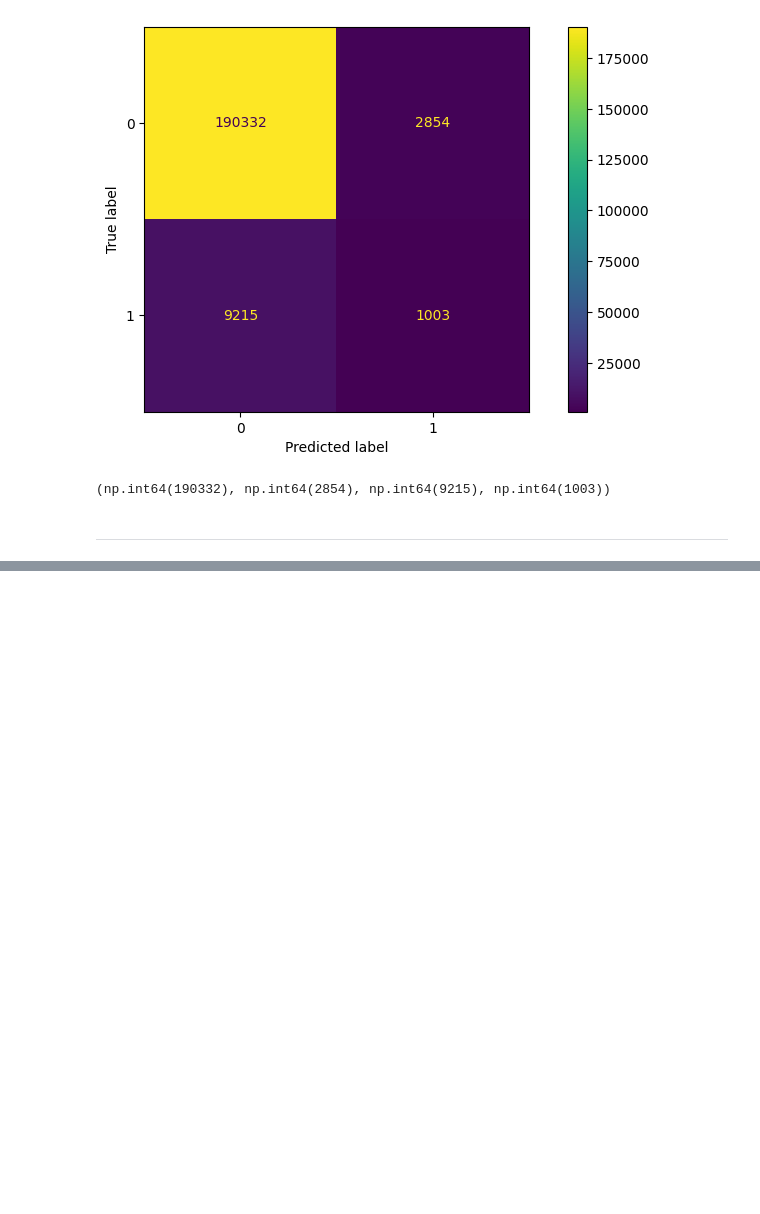
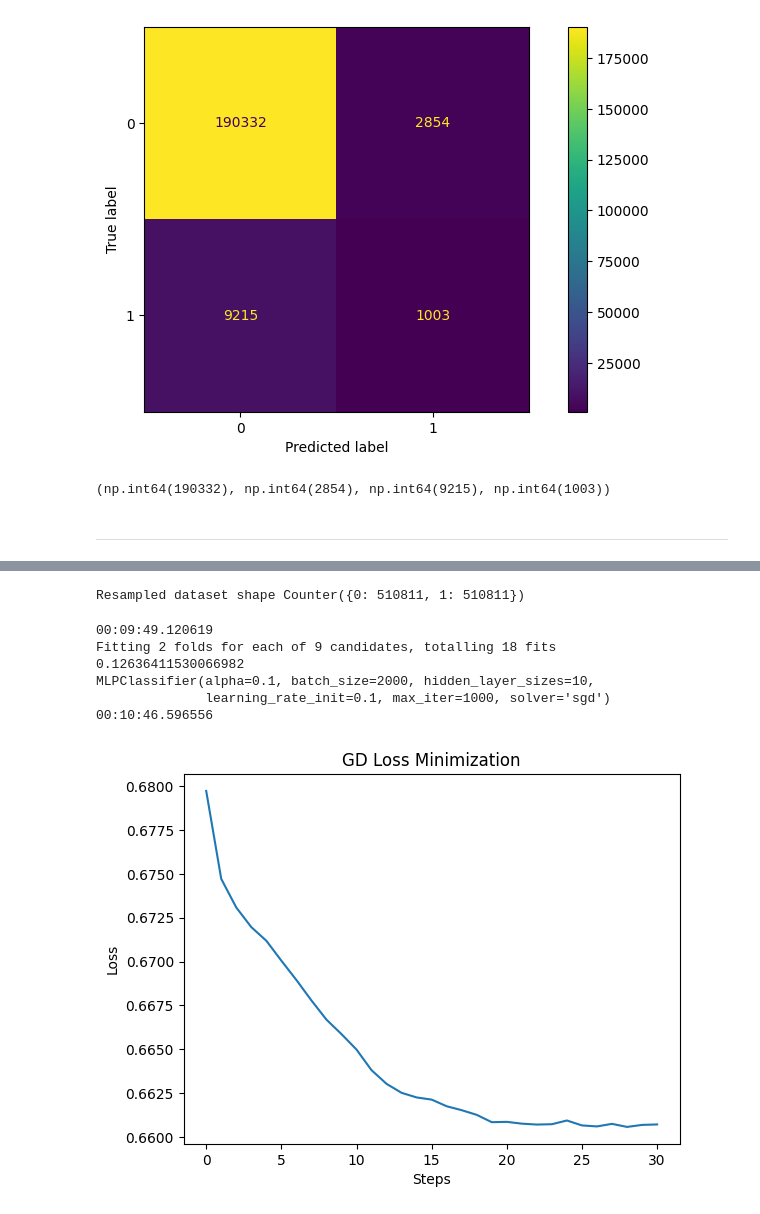
Before and after one commit to AlexCecconi/ReconhecimentoPadroes_FrenchInsurance, a Jupyter notebook: Motor_Insurance_Project.ipynb, the cells around one changed output, grey strips where cells are left out. Saved outputs shown, nothing was run; the diff lists cells and outputs as text; code cells hidden in the pictures; blank space fills up the shorter version.

```diff
--- a/Motor_Insurance_Project.ipynb
+++ b/Motor_Insurance_Project.ipynb
@@ -1047,0 +1050,17 @@ tn, fp, fn, tp = confusion_matrix(y_test, predictions, labels=Model_grid.classes
+# %%
+X_train, X_test, y_train, y_test = train_test_split(  scaler.fit_transform(X), y, test_size=0.20, random_state=42, stratify = y)
+X_train_pca, X_test_pca, y_train_pca, y_test_pca = train_test_split( df_pca, y, test_size=0.20, random_state=42, stratify = y)
+X_train_GA, X_test_GA, y_train_GA, y_test_GA = train_test_split( scaler.fit_transform(X[listGA]), y, test_size=0.20, random_state=42, stratify = y)
+X_train_SFS, X_test_SFS, y_train_SFS, y_test_SFS = train_test_split( scaler.fit_transform(X[listSFS]), y, test_size=0.20, random_state=42, stratify = y)
+# %%
+from imblearn.combine import SMOTETomek
+smt = SMOTETomek(random_state=42)
+
+X_train_res, y_train_res = smt.fit_resample(X_train, y_train)
+df_pca_res,  y_pca_res = smt.fit_resample( X_train_pca, y_train_pca )
+X_train_GA_res, y_train_GA_res = smt.fit_resample(X_train_GA, y_train_GA)
+X_train_SFS_res, y_train_SFS_res = smt.fit_resample(X_train_SFS, y_train_SFS)
+
+print('Resampled dataset shape %s' % Counter(y_train_res))
+# %% [output]
+Resampled dataset shape Counter({0: 510811, 1: 510811})
@@ -1047,0 +1088,34 @@ tn, fp, fn, tp = confusion_matrix(y_test, predictions, labels=Model_grid.classes
+# %%
+now = datetime.datetime.now()
+print(now.time())
+
+Model_grid.fit(X_train_res, y_train_res )
+#model2 = deepcopy(Model_grid)
+
+print(Model_grid.score(X_test, y_test) )
+print(Model_grid.best_estimator_)
+#cache_size
+Model_grid_results = pd.DataFrame(Model_grid.cv_results_)
+Model_grid_results.insert(0, "df_Feature", 'Original', True)
+best_grid = Model_grid.best_params_
+model_predict = Model_grid.best_estimator_
+
+now = datetime.datetime.now()
+print(now.time())
+# %% [output]
+00:09:49.120619
+Fitting 2 folds for each of 9 candidates, totalling 18 fits
+0.12636411530066982
+MLPClassifier(alpha=0.1, batch_size=2000, hidden_layer_sizes=10,
+              learning_rate_init=0.1, max_iter=1000, solver='sgd')
+00:10:46.596556
+# %%
+def plot_loss(model):
+    plt.plot(model.best_estimator_.loss_curve_)
+    plt.title('GD Loss Minimization')
+    plt.xlabel('Steps')
+    plt.ylabel('Loss')
+
+plot_loss(Model_grid)
+# %% [output]
+[figure, added]
```
Also changed, not shown: parts of 28 cells of this notebook.
